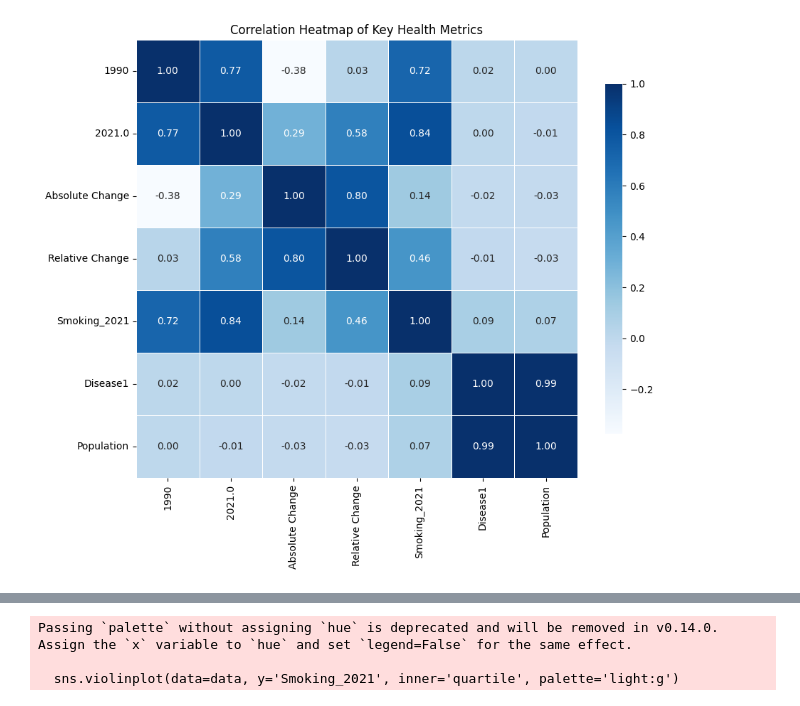
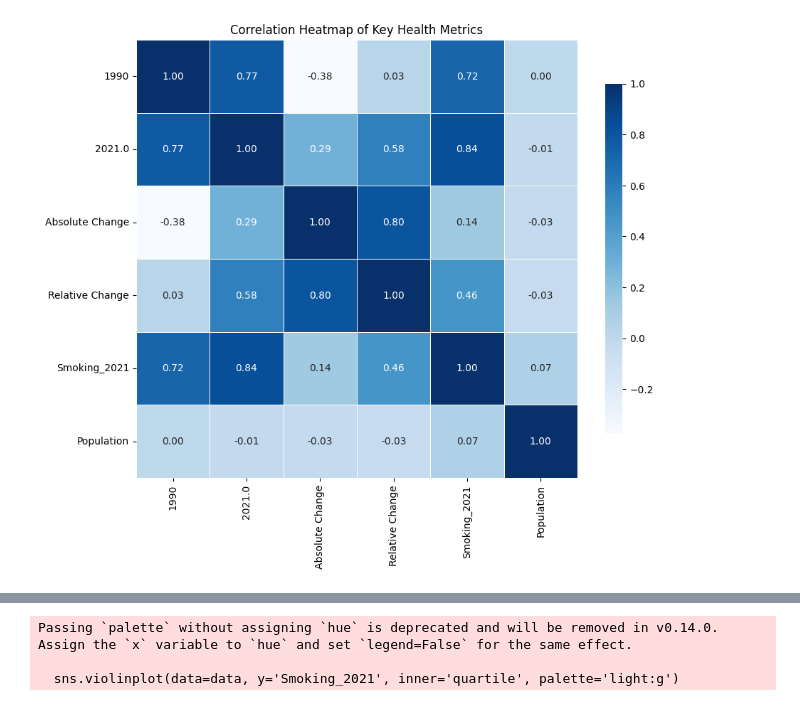
Before and after one commit to Priyanshs-ingh/age_detection_project, a Jupyter notebook: eda_on_merged_data.ipynb, the cells around one changed output, grey strips where cells are left out. Cells and saved outputs as stored; diff of their text form; code cells hidden in the pictures.

```diff
--- a/eda_on_merged_data.ipynb
+++ b/eda_on_merged_data.ipynb
@@ -1,23 +1,23 @@
 # %%
 import pandas as pd
 import seaborn as sns
 import matplotlib.pyplot as plt
 
 # Load the data from the CSV file
 file_path = 'merged_data.csv'  # Replace with the actual path to your CSV file
 data = pd.read_csv(file_path)
 
 # Selecting a subset of metrics for correlation
-selected_columns = ['1990', '2021.0', 'Absolute Change', 'Relative Change', 'Smoking_2021', 'Disease1', 'Population']
+selected_columns = ['1990', '2021.0', 'Absolute Change', 'Relative Change', 'Smoking_2021', 'Population']
 correlation = data[selected_columns].corr()
 
 # Creating a more aesthetic heatmap
 plt.figure(figsize=(10, 8))
 sns.heatmap(correlation, annot=True, cmap='Blues', fmt=".2f", linewidths=.5, cbar_kws={'shrink': .8})
 plt.title('Correlation Heatmap of Key Health Metrics')
 plt.show()
 # %% [output]
-[figure, old version]
+[figure, new version]
 # %%
 # Pair Plot for selected variables
 sns.pairplot(data[selected_columns], diag_kind='kde')
```
Also changed, not shown: parts of 8 cells of this notebook, 19 other files.
